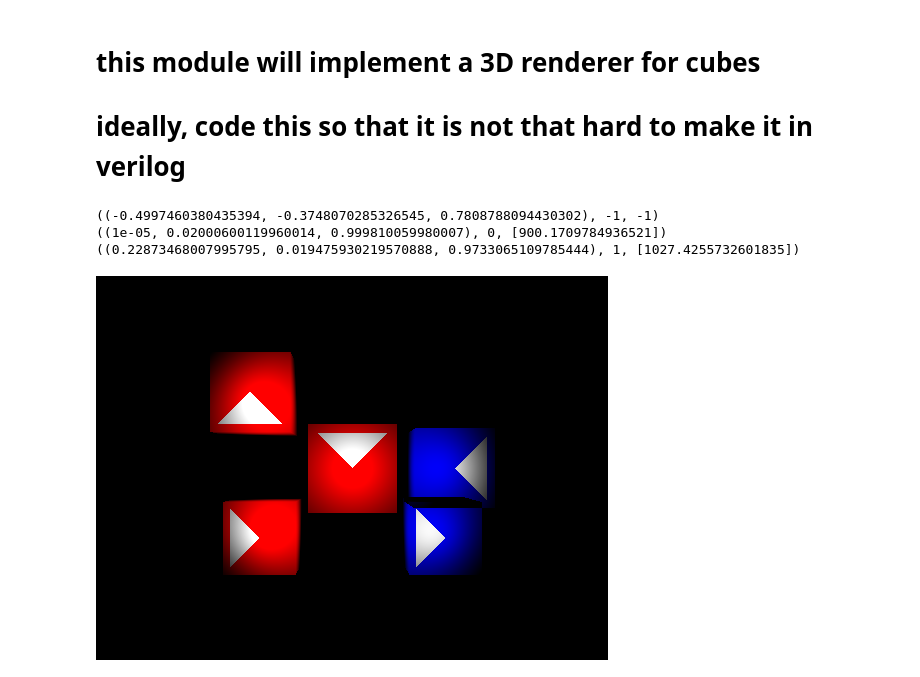
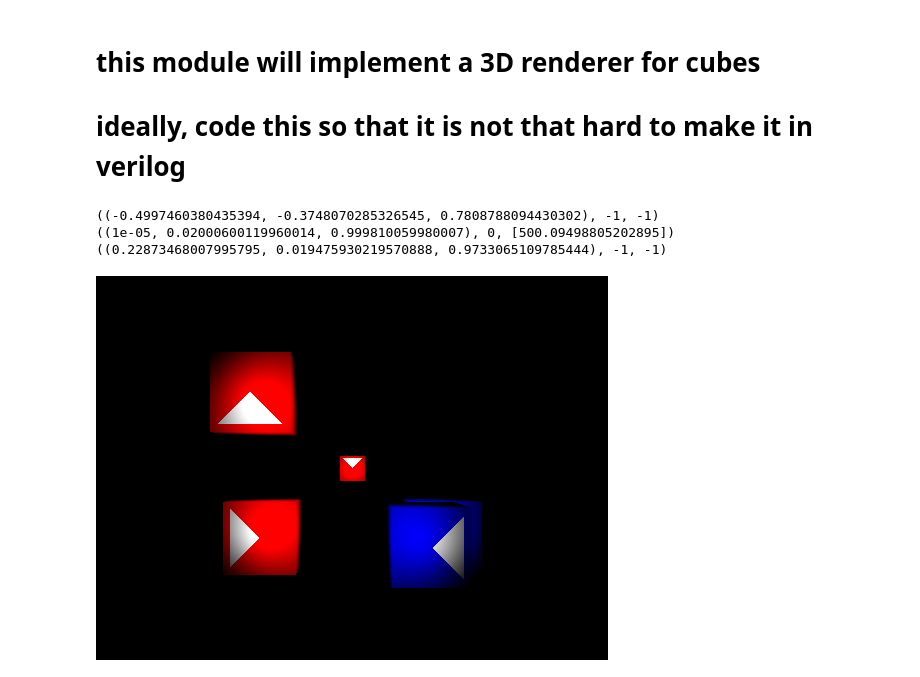
Before and after one commit to shreyka/huah_cubed, a Jupyter notebook: tools/renderer_python/renderer_manual.ipynb, the cells around one changed output. Saved outputs shown, nothing was run; the diff lists cells and outputs as text; code cells hidden in the pictures.

```diff
--- a/tools/renderer_python/renderer_manual.ipynb
+++ b/tools/renderer_python/renderer_manual.ipynb
@@ -30,7 +30,7 @@ dx = w/2
 dy = h/2
 
 # these are sorted by distance
-blocks_pos = [(1800, 1800, 700), (1800 + dx, 1800, 800), (1800 - dx, 1800 - dy, 800), (1800 - dx, 1800 + dy, 900), (1800 + dx, 1800 + dy, 901)]
+blocks_pos = [(1800, 1800, 700), (2000, 2000, 800), (1800 - dx, 1800 - dy, 800), (1800 - dx, 1800 + dy, 900), (1800 + dx, 1800 + dy, 901)]
 blocks_mat = [(1, 0, 0, 0.7), (0, 0, 1, 0.7), (1, 0, 0, 0.7), (1, 0, 0, 0.2), (0, 0, 1, 0.2)] # ranges from 0 to 1, diffuse RGB and reflection
 blocks_dir = [0, 1, 2, 3, 3] #0, 1, 2, 3 -> UP, RIGHT, DOWN, LEFT
 lights_pos = [(1400, 1800, 100), (1800, 1800, 100), (2200, 1800, 100)]
@@ -343,7 +343,7 @@ def get_intersecting_block(x, y):
     block = [-1] * len(blocks_pos)
     # possibly need to store all values of t, all values of block, then have a mux
     # at the end to find the best block and t combo
-    for i in range(len(blocks_pos)):
+    for i in range(len(blocks_pos) - 1, -1, -1):
         if does_ray_block_intersect(ray, blocks_pos[i], t[i]):
             block[i] = i
         else:
@@ -362,6 +362,11 @@ def get_intersecting_block(x, y):
     return ray, best_block, best_t
 
 def render_frame():
+    # clear frame
+    for y in range(h):
+        for x in range(w):
+            img.putpixel((x, y), (0,0,0))
+
     for y in range(h):
         for x in range(w):
             #from block_selector
@@ -381,10 +386,11 @@ print(get_intersecting_block(256, 200))
 print(get_intersecting_block(350, 200))
 # %% [output]
 ((-0.4997460380435394, -0.3748070285326545, 0.7808788094430302), -1, -1)
-((1e-05, 0.02000600119960014, 0.999810059980007), 0, [900.1709784936521])
-((0.22873468007995795, 0.019475930219570888, 0.9733065109785444), 1, [1027.4255732601835])
+((1e-05, 0.02000600119960014, 0.999810059980007), 0, [500.09498805202895])
+((0.22873468007995795, 0.019475930219570888, 0.9733065109785444), -1, -1)
-# %%
-render_frame()
-display_image()
-# %% [output]
-[figure, removed]
+# %%
+blocks_pos[0] = (blocks_pos[0][0], blocks_pos[0][1], 3000)
+render_frame()
+display_image()
+# %% [output]
+[figure, added]
```
Also changed, not shown: parts of 1 cell of this notebook, 15 other files.
